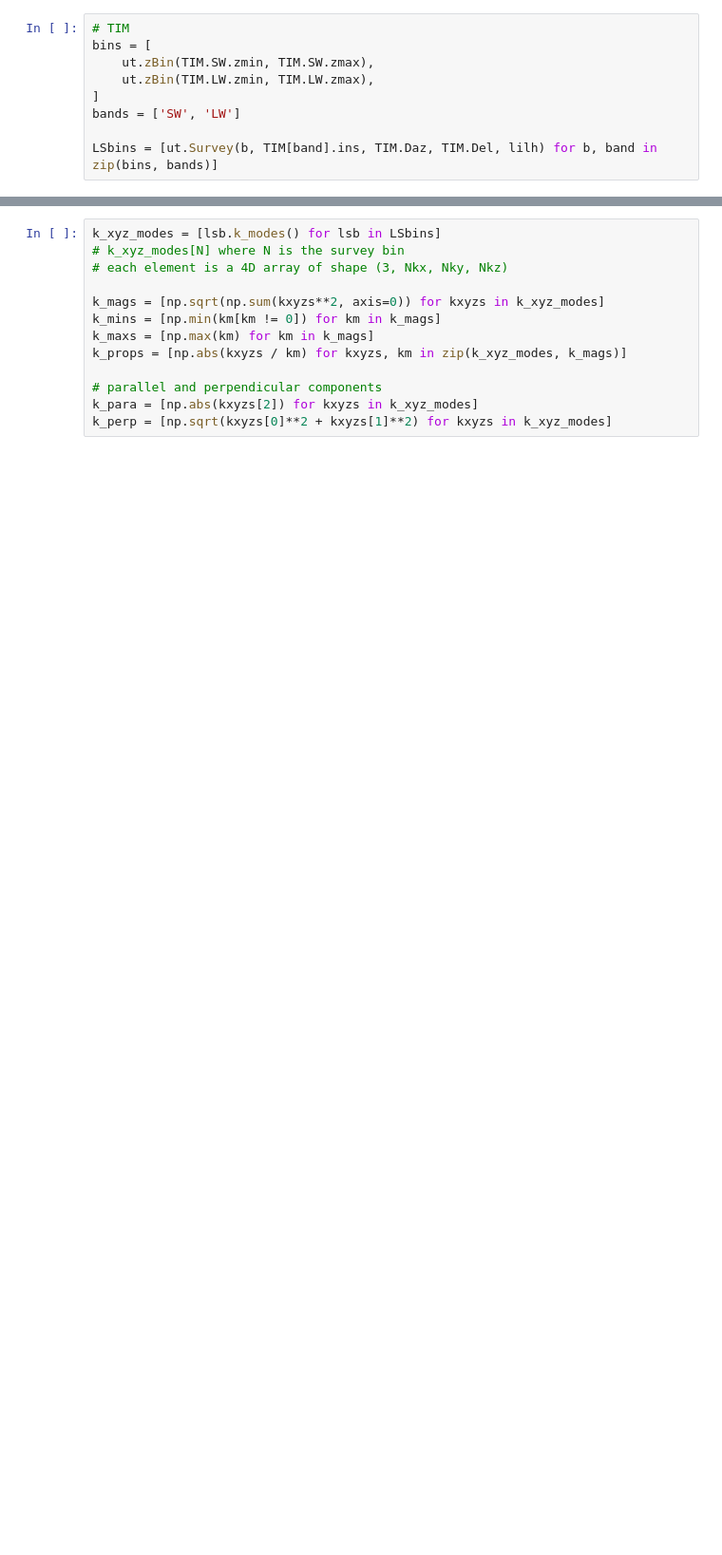
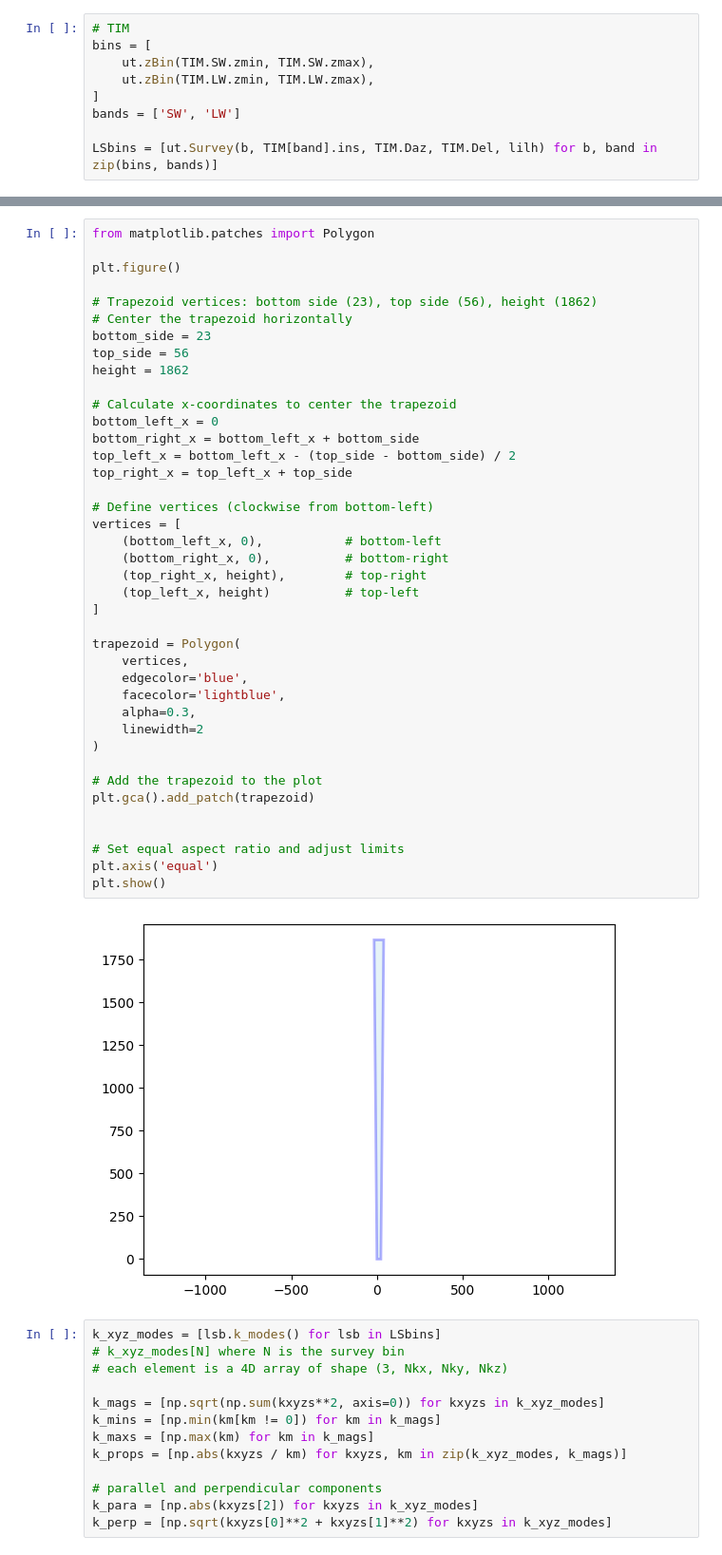
Before and after one commit to shubhagrawal30/crossLIM, a Jupyter notebook: modes/maxmin.ipynb, the cells around one changed output, grey strips where cells are left out. Shown at 95% size. Drawn from its saved outputs; the diff is of its cells as text; blank space fills up the shorter version.

```diff
--- a/modes/maxmin.ipynb
+++ b/modes/maxmin.ipynb
@@ -29,3 +55,45 @@ LSbins = [ut.Survey(b, TIM[band].ins, TIM.Daz, TIM.Del, lilh) for b, band in zip
+# %%
+from matplotlib.patches import Polygon
+
+plt.figure()
+
+# Trapezoid vertices: bottom side (23), top side (56), height (1862)
+# Center the trapezoid horizontally
+bottom_side = 23
+top_side = 56
+height = 1862
+
+# Calculate x-coordinates to center the trapezoid
+bottom_left_x = 0
+bottom_right_x = bottom_left_x + bottom_side
+top_left_x = bottom_left_x - (top_side - bottom_side) / 2
+top_right_x = top_left_x + top_side
+
+# Define vertices (clockwise from bottom-left)
+vertices = [
+    (bottom_left_x, 0),           # bottom-left
+    (bottom_right_x, 0),          # bottom-right
+    (top_right_x, height),        # top-right
+    (top_left_x, height)          # top-left
+]
+
+trapezoid = Polygon(
+    vertices,
+    edgecolor='blue',
+    facecolor='lightblue',
+    alpha=0.3,
+    linewidth=2
+)
+
+# Add the trapezoid to the plot
+plt.gca().add_patch(trapezoid)
+
+
+# Set equal aspect ratio and adjust limits
+plt.axis('equal')
+plt.show()
+# %% [output]
+[figure, added]
 # %%
 k_xyz_modes = [lsb.k_modes() for lsb in LSbins]
 # k_xyz_modes[N] where N is the survey bin
```
Also changed, not shown: parts of 9 cells of this notebook, 4 other files.
